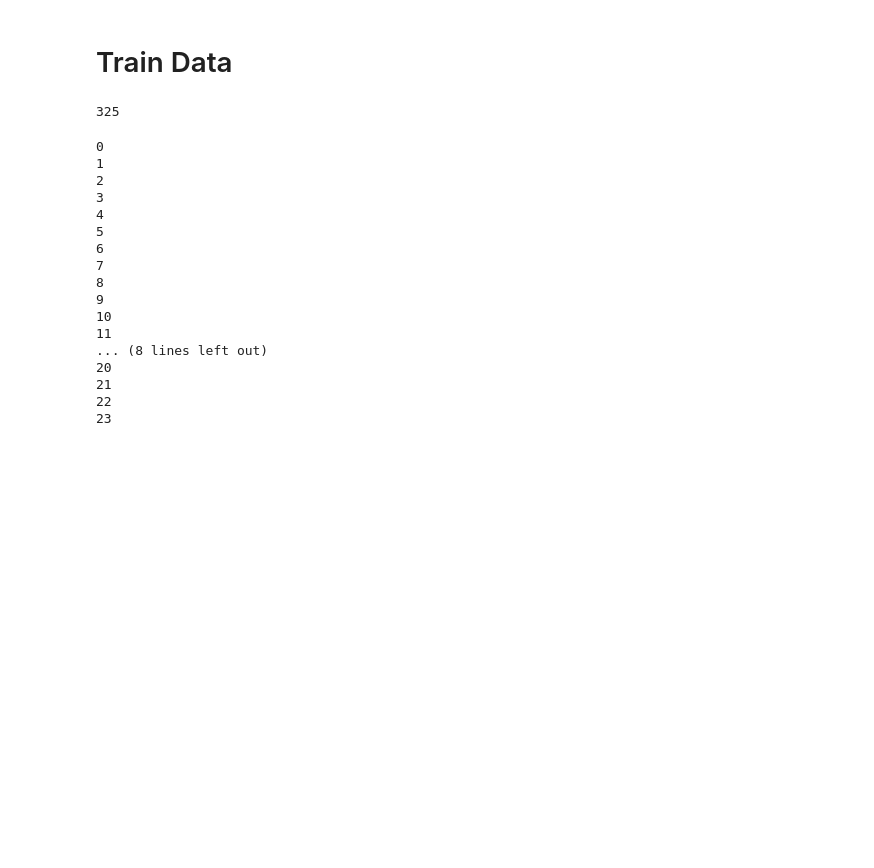
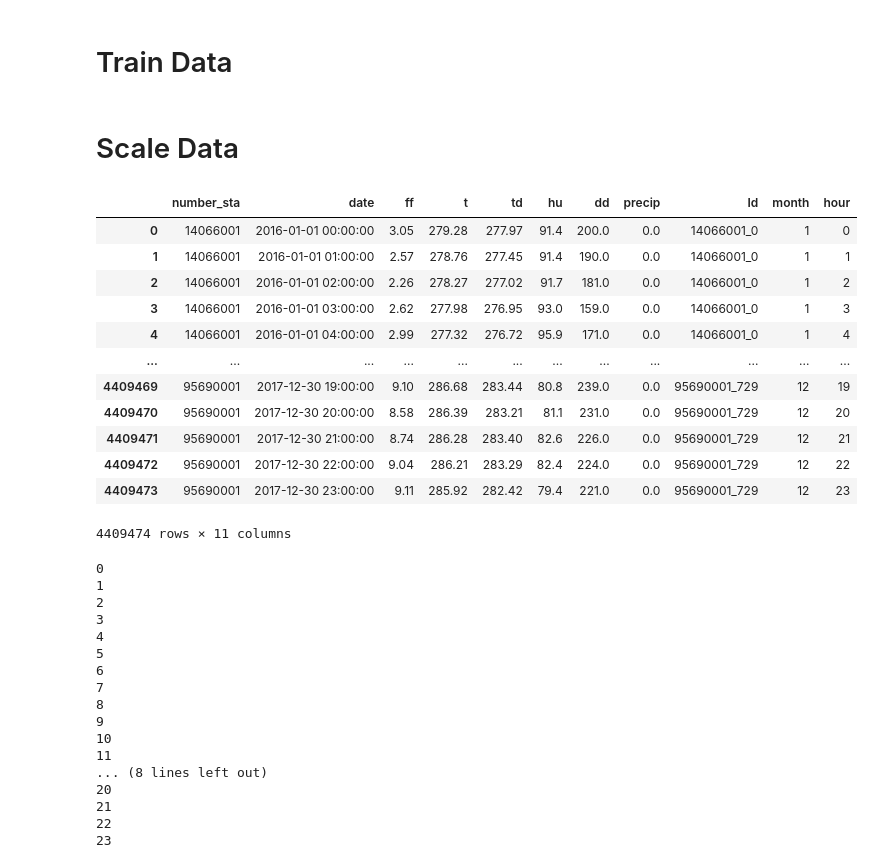
Before and after one commit to A-Stangeland/Defi-IA, a Jupyter notebook: explore_data.ipynb, the cells around one changed output. Drawn from its saved outputs; the diff is of its cells as text; code cells hidden in the pictures; blank space fills up the shorter version.

```diff
--- a/explore_data.ipynb
+++ b/explore_data.ipynb
@@ -22,7 +21,22 @@ X_station_train["Id"] = X_station_train["Id"].str.split("_").apply(lambda s: s[:
-# %%
-station_coords["number_sta"].isna().count()
-# %% [output]
-325
+# %% [markdown]
+# Scale Data
+# %%
+scale_cols = ["ff", "t", "td", "hu", "dd", "precip", "lat", "lon", "height_sta"]
+X_station_train
+# %% [output]
+|  | number_sta | date | ff | t | td | hu | dd | precip | Id | month | hour |
+| 0 | 14066001 | 2016-01-01 00:00:00 | 3.05 | 279.28 | 277.97 | 91.4 | 200.0 | 0.0 | 14066001_0 | 1 | 0 |
+| 1 | 14066001 | 2016-01-01 01:00:00 | 2.57 | 278.76 | 277.45 | 91.4 | 190.0 | 0.0 | 14066001_0 | 1 | 1 |
+| 2 | 14066001 | 2016-01-01 02:00:00 | 2.26 | 278.27 | 277.02 | 91.7 | 181.0 | 0.0 | 14066001_0 | 1 | 2 |
+| 3 | 14066001 | 2016-01-01 03:00:00 | 2.62 | 277.98 | 276.95 | 93.0 | 159.0 | 0.0 | 14066001_0 | 1 | 3 |
+| 4 | 14066001 | 2016-01-01 04:00:00 | 2.99 | 277.32 | 276.72 | 95.9 | 171.0 | 0.0 | 14066001_0 | 1 | 4 |
+| ... | ... | ... | ... | ... | ... | ... | ... | ... | ... | ... | ... |
+| 4409469 | 95690001 | 2017-12-30 19:00:00 | 9.10 | 286.68 | 283.44 | 80.8 | 239.0 | 0.0 | 95690001_729 | 12 | 19 |
+| 4409470 | 95690001 | 2017-12-30 20:00:00 | 8.58 | 286.39 | 283.21 | 81.1 | 231.0 | 0.0 | 95690001_729 | 12 | 20 |
+| 4409471 | 95690001 | 2017-12-30 21:00:00 | 8.74 | 286.28 | 283.40 | 82.6 | 226.0 | 0.0 | 95690001_729 | 12 | 21 |
+| 4409472 | 95690001 | 2017-12-30 22:00:00 | 9.04 | 286.21 | 283.29 | 82.4 | 224.0 | 0.0 | 95690001_729 | 12 | 22 |
+| 4409473 | 95690001 | 2017-12-30 23:00:00 | 9.11 | 285.92 | 282.42 | 79.4 | 221.0 | 0.0 | 95690001_729 | 12 | 23 |
+4409474 rows × 11 columns
 # %%
 df = Y_train[["Id", "Ground_truth"]].dropna()
 for hour in range(24):
```
Also changed, not shown: parts of 9 cells of this notebook, 4 other files.
